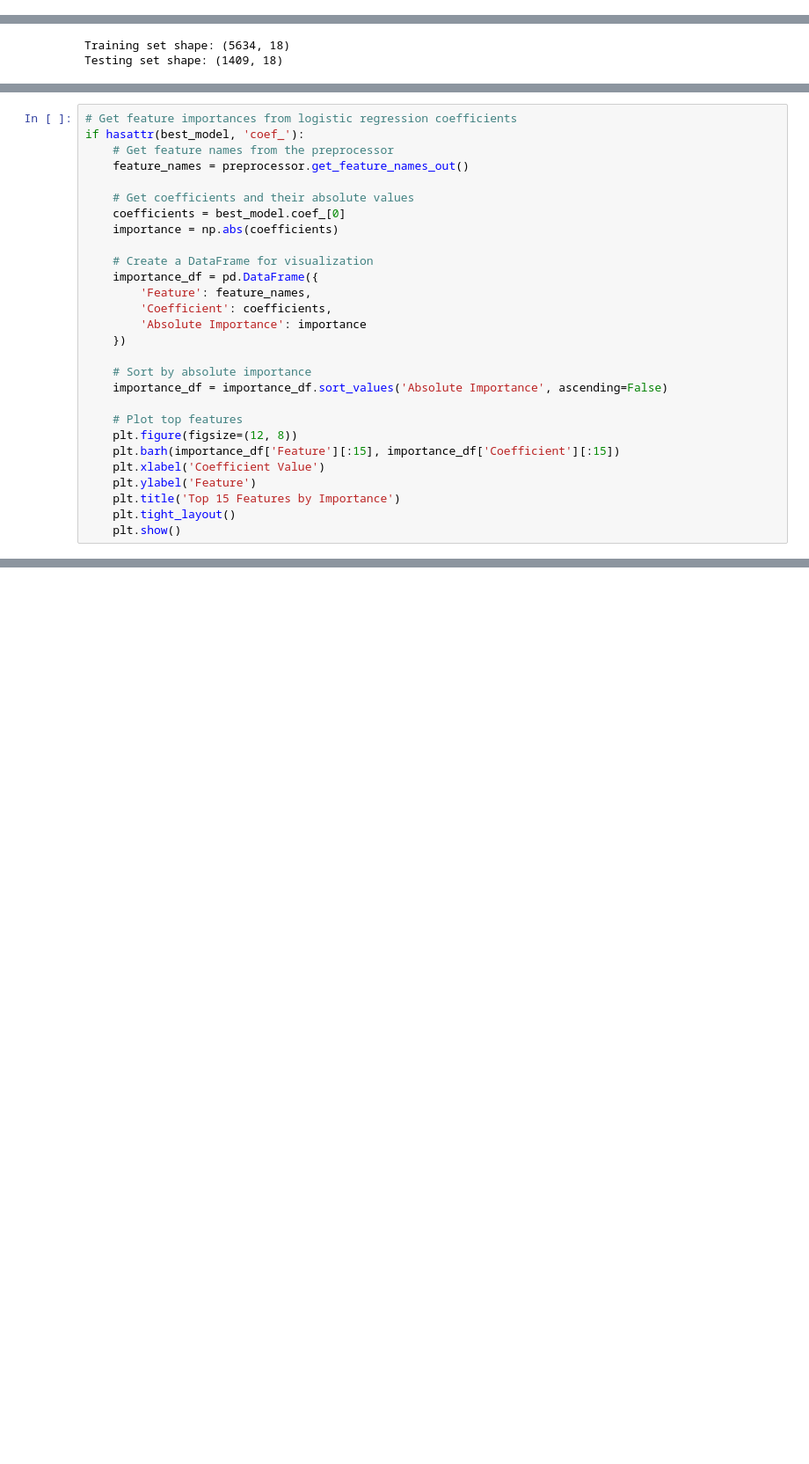
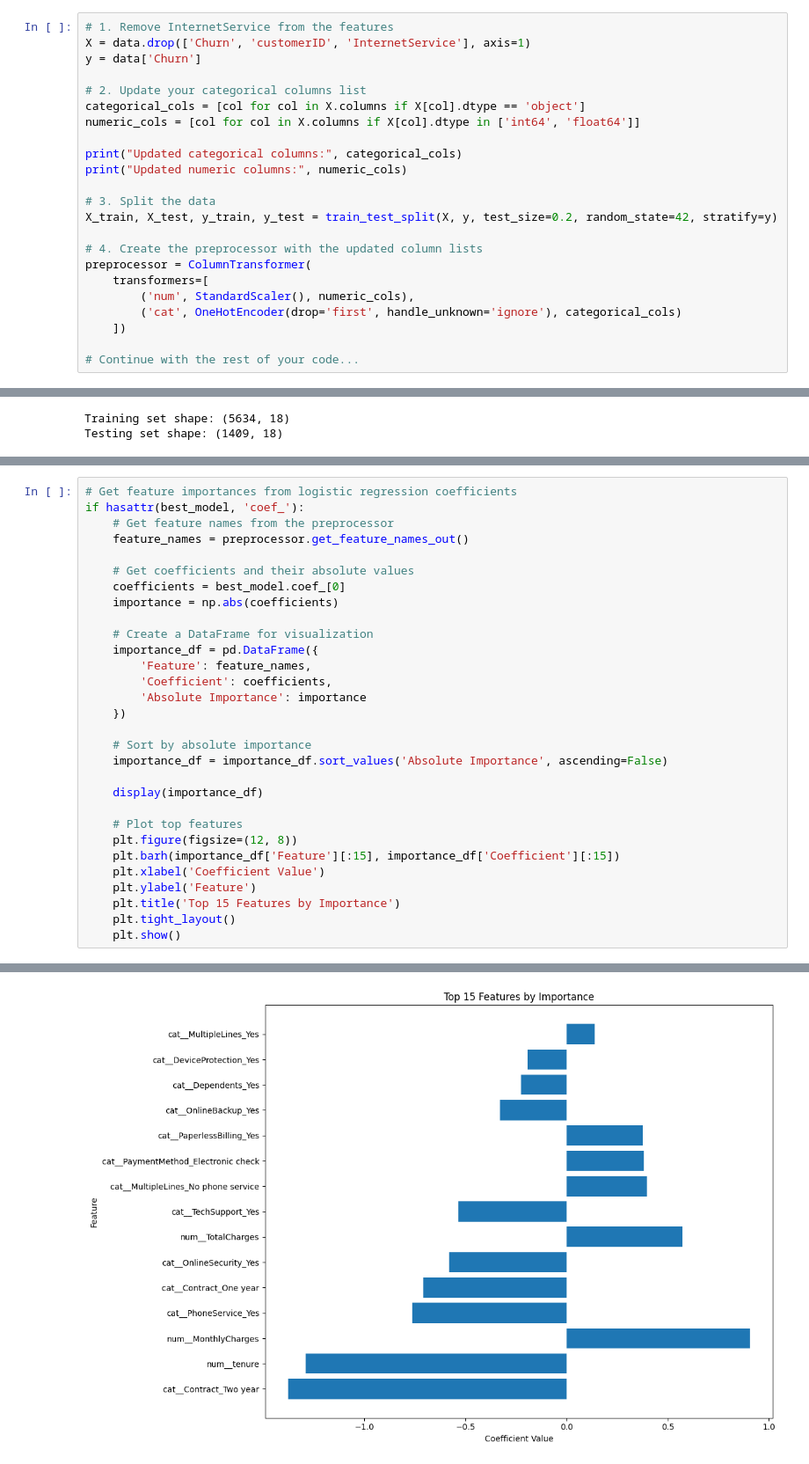
Before and after one commit to sandeepsony/PandasPrep, a Jupyter notebook: TABULAR-Customer.ipynb, the cells around one changed output, grey strips where cells are left out. Shown at 88% size. Cells and saved outputs as stored; diff of their text form; blank space fills up the shorter version.

```diff
--- a/TABULAR-Customer.ipynb
+++ b/TABULAR-Customer.ipynb
@@ -188,3 +188,26 @@ print("Numerical Columns:", list(numeric_cols))
 # %% [output]
 Categorical Columns: ['customerID', 'gender', 'Partner', 'Dependents', 'PhoneService', 'MultipleLines', 'InternetService', 'OnlineSecurity', 'OnlineBackup', 'DeviceProtection', 'TechSupport', 'Streami ...
 Numerical Columns: ['SeniorCitizen', 'tenure', 'MonthlyCharges', 'TotalCharges']
+# %%
+# 1. Remove InternetService from the features
+X = data.drop(['Churn', 'customerID', 'InternetService'], axis=1)
+y = data['Churn']
+
+# 2. Update your categorical columns list
+categorical_cols = [col for col in X.columns if X[col].dtype == 'object']
+numeric_cols = [col for col in X.columns if X[col].dtype in ['int64', 'float64']]
+
+print("Updated categorical columns:", categorical_cols)
+print("Updated numeric columns:", numeric_cols)
+
+# 3. Split the data
+X_train, X_test, y_train, y_test = train_test_split(X, y, test_size=0.2, random_state=42, stratify=y)
+
+# 4. Create the preprocessor with the updated column lists
+preprocessor = ColumnTransformer(
+    transformers=[
+        ('num', StandardScaler(), numeric_cols),
+        ('cat', OneHotEncoder(drop='first', handle_unknown='ignore'), categorical_cols)
+    ])
+
+# Continue with the rest of your code...
@@ -370,6 +420,8 @@ if hasattr(best_model, 'coef_'):
     # Sort by absolute importance
     importance_df = importance_df.sort_values('Absolute Importance', ascending=False)
 
+    display(importance_df)
+
     # Plot top features
     plt.figure(figsize=(12, 8))
     plt.barh(importance_df['Feature'][:15], importance_df['Coefficient'][:15])
@@ -382,0 +451 @@ AttributeError: 'ColumnTransformer' object has no attribute 'transformers_'
+[figure, added]
```
Also changed, not shown: parts of 10 cells of this notebook.
